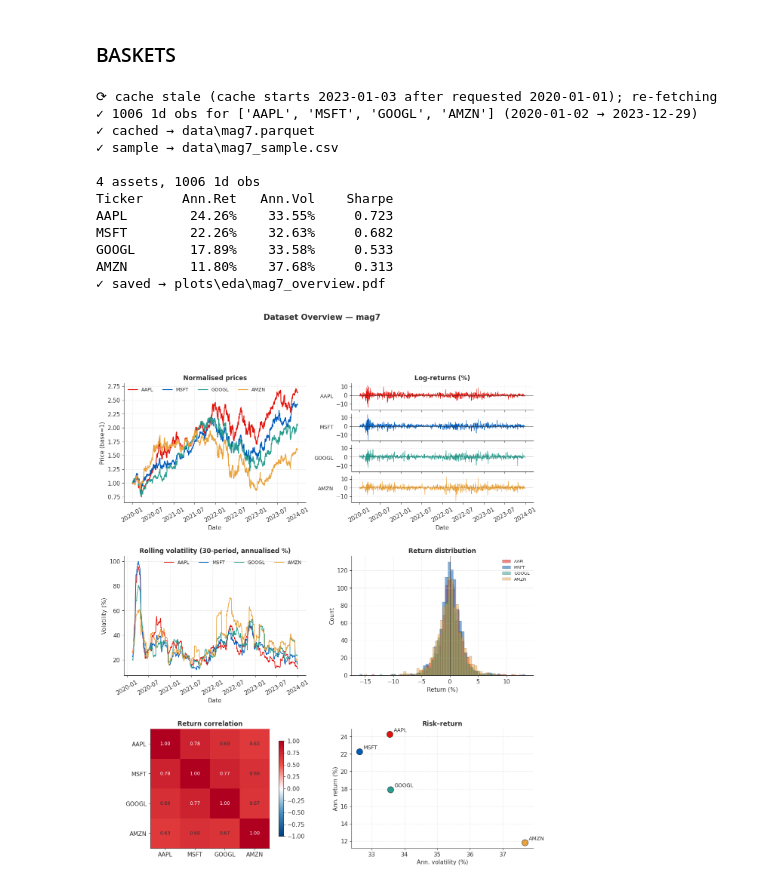
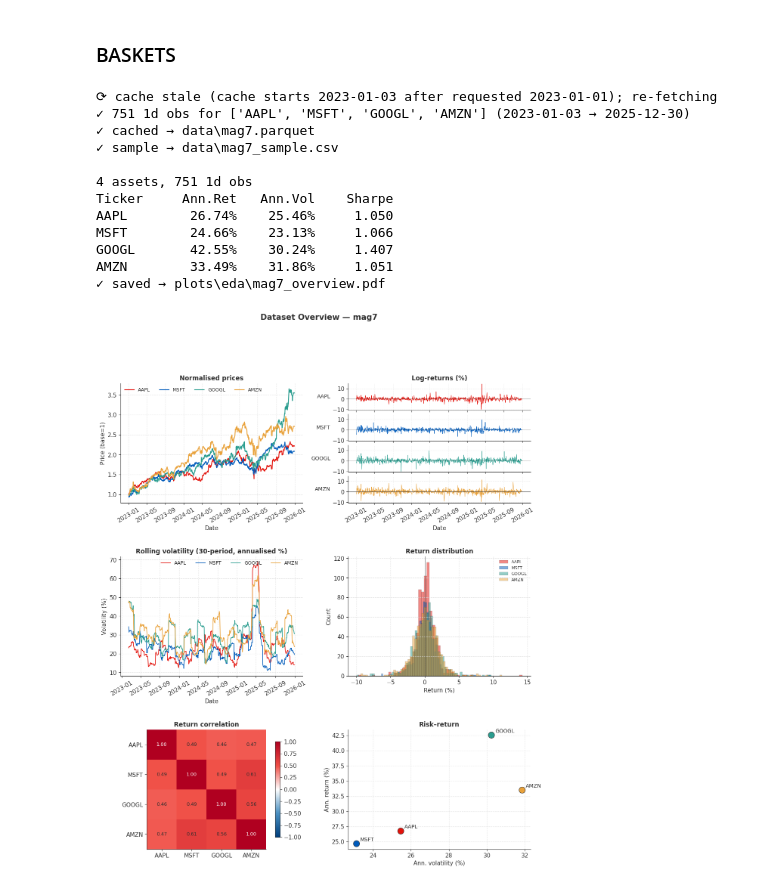
Before and after one commit to egil10/fys5419, a Jupyter notebook: project2/code/notebooks/snp.ipynb, the cells around one changed output. Drawn from its saved outputs; the diff is of its cells as text; code cells hidden in the pictures.

```diff
--- a/project2/code/notebooks/snp.ipynb
+++ b/project2/code/notebooks/snp.ipynb
@@ -4,12 +4,15 @@
 ### IMPORTS
 # %%
 import sys
-
 from pathlib import Path
 sys.path.append(str(Path.cwd().parent))
 
 from scripts.snp import SNP
-from scripts.baskets import get, BASKETS, config
+from scripts.baskets import get, BASKETS
+
+# Date range for all fetches in this notebook
+START_DATE = "2023-01-01"
+END_DATE   = "2025-12-31"
 # %% [markdown]
 ### DATA
 # %%
@@ -74,22 +73,22 @@ JPM         31.81%    23.07%     1.379
 # %% [markdown]
 ### BASKETS
 # %%
-# single basket — first run fetches + caches, later runs load from disk
-snp = SNP(get("mag7"), "2020-01-01", "2023-12-31").cached_fetch(name="mag7")
+# single basket - first run fetches + caches, later runs load from disk
+snp = SNP(get("mag7"), START_DATE, END_DATE).cached_fetch(name="mag7")
 snp.summary()
 snp.plot(save=True, name="mag7")
 # %% [output]
-⟳ cache stale (cache starts 2023-01-03 after requested 2020-01-01); re-fetching
-✓ 1006 1d obs for ['AAPL', 'MSFT', 'GOOGL', 'AMZN'] (2020-01-02 → 2023-12-29)
+⟳ cache stale (cache starts 2023-01-03 after requested 2023-01-01); re-fetching
+✓ 751 1d obs for ['AAPL', 'MSFT', 'GOOGL', 'AMZN'] (2023-01-03 → 2025-12-30)
 ✓ cached → data\mag7.parquet
 ✓ sample → data\mag7_sample.csv
 
-4 assets, 1006 1d obs
+4 assets, 751 1d obs
 Ticker     Ann.Ret   Ann.Vol    Sharpe
-AAPL        24.26%    33.55%     0.723
-MSFT        22.26%    32.63%     0.682
-GOOGL       17.89%    33.58%     0.533
-AMZN        11.80%    37.68%     0.313
+AAPL        26.74%    25.46%     1.050
+MSFT        24.66%    23.13%     1.066
+GOOGL       42.55%    30.24%     1.407
+AMZN        33.49%    31.86%     1.051
 ✓ saved → plots\eda\mag7_overview.pdf
-[figure, old version]
+[figure, new version]
 # %%
```
Also changed, not shown: parts of 4 cells of this notebook, 26 other files.
